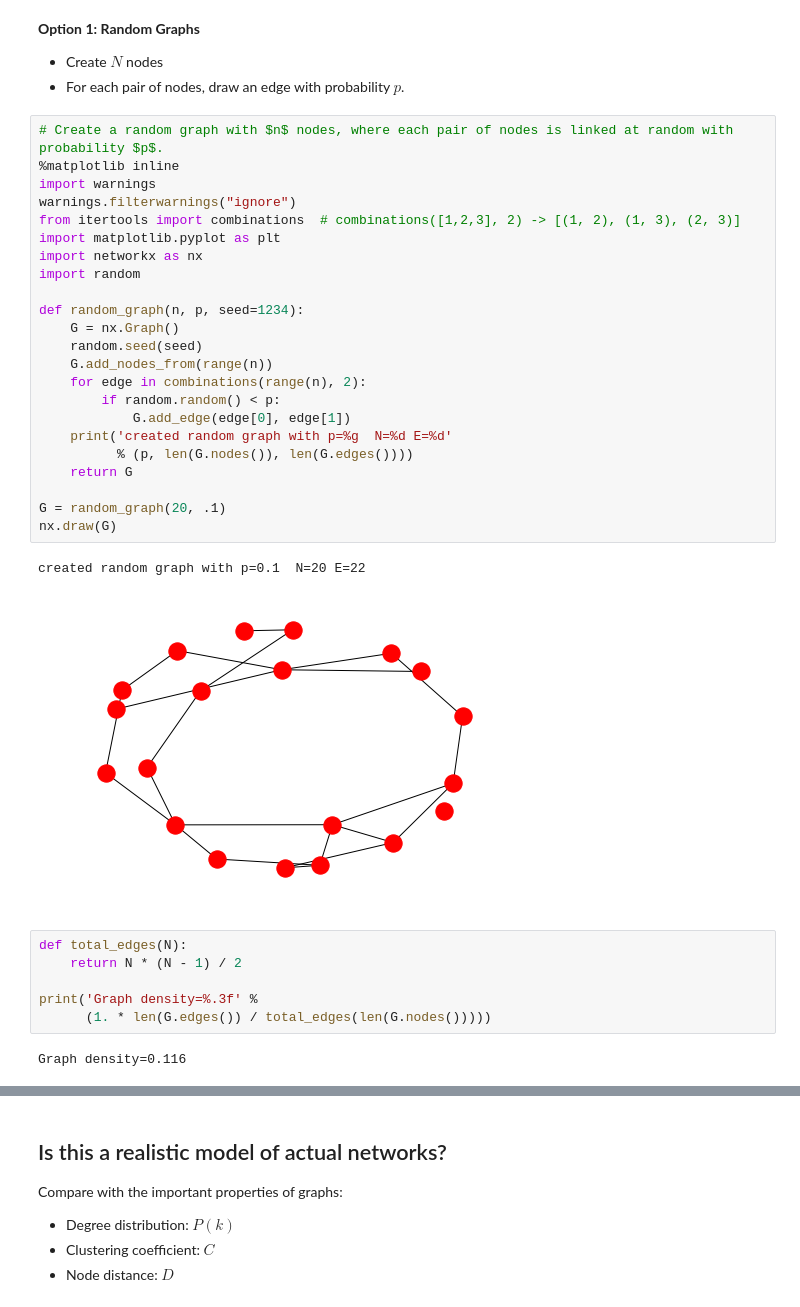
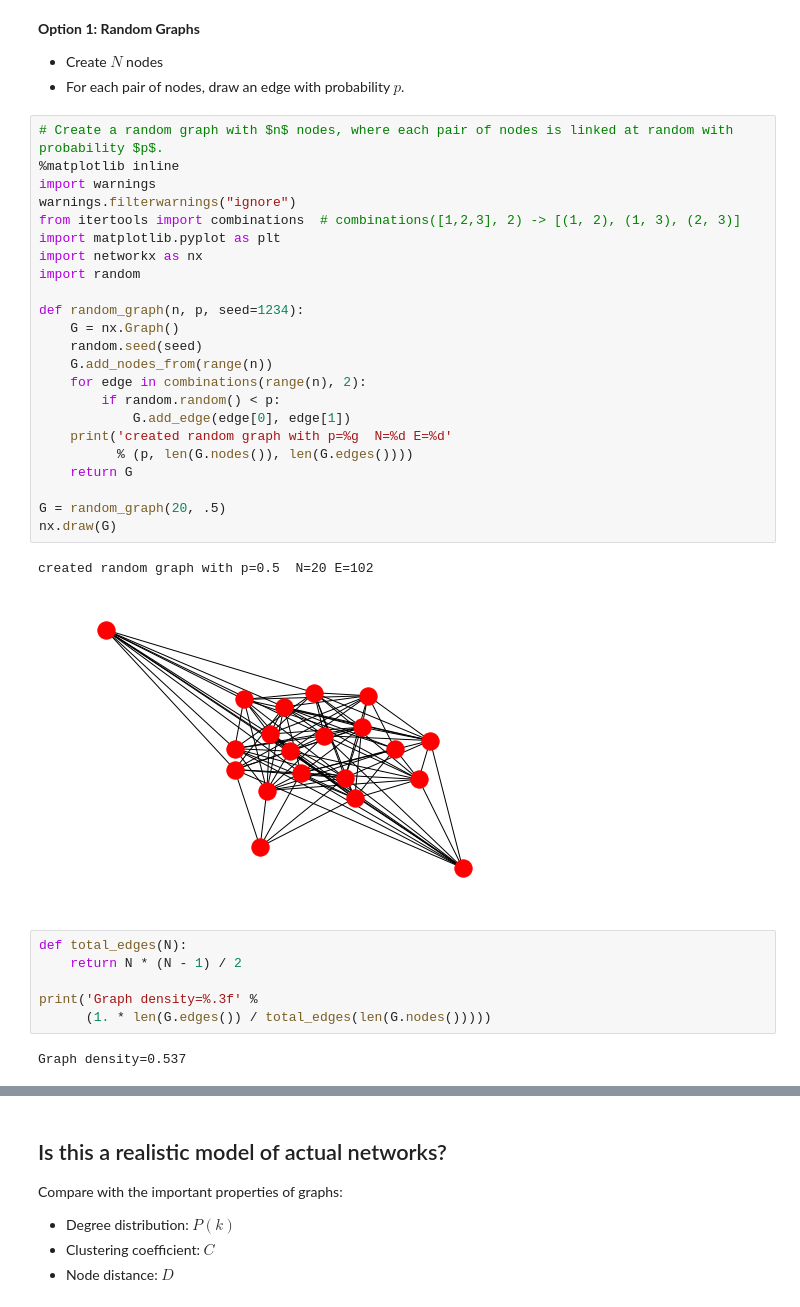
Before and after one commit to iit-cs579/main, a Jupyter notebook: lec/l04/l04.ipynb, the cells around one changed output, grey strips where cells are left out. Saved outputs shown, nothing was run; the diff lists cells and outputs as text.

```diff
--- a/lec/l04/l04.ipynb
+++ b/lec/l04/l04.ipynb
@@ -58,29 +58,29 @@ we will consider alternative ways graphs could form.
 # %%
 # Create a random graph with $n$ nodes, where each pair of nodes is linked at random with probability $p$.
 %matplotlib inline
 import warnings
 warnings.filterwarnings("ignore")
 from itertools import combinations  # combinations([1,2,3], 2) -> [(1, 2), (1, 3), (2, 3)]
 import matplotlib.pyplot as plt
 import networkx as nx
 import random
 
 def random_graph(n, p, seed=1234):
     G = nx.Graph()
     random.seed(seed)
     G.add_nodes_from(range(n))
     for edge in combinations(range(n), 2):
         if random.random() < p:
             G.add_edge(edge[0], edge[1])
     print('created random graph with p=%g  N=%d E=%d'
           % (p, len(G.nodes()), len(G.edges())))
     return G
 
-G = random_graph(20, .1)
+G = random_graph(20, .5)
 nx.draw(G)
 # %% [output]
-created random graph with p=0.1  N=20 E=22
+created random graph with p=0.5  N=20 E=102
-[figure, old version]
+[figure, new version]
 # %%
 def total_edges(N):
     return N * (N - 1) / 2
@@ -88,7 +88,7 @@ def total_edges(N):
 print('Graph density=%.3f' %
       (1. * len(G.edges()) / total_edges(len(G.nodes()))))
 # %% [output]
-Graph density=0.116
+Graph density=0.537
 # %%
 # Plot graphs with different $p$ values:
 for p in [.1, .3, .5, .9]:
```
Also changed, not shown: parts of 10 cells of this notebook.
